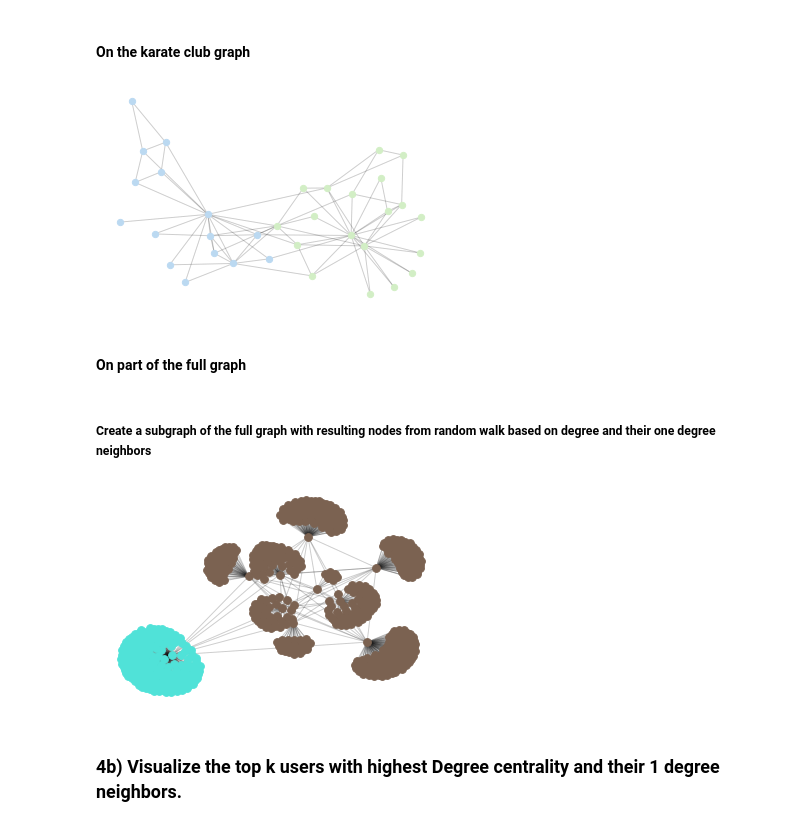
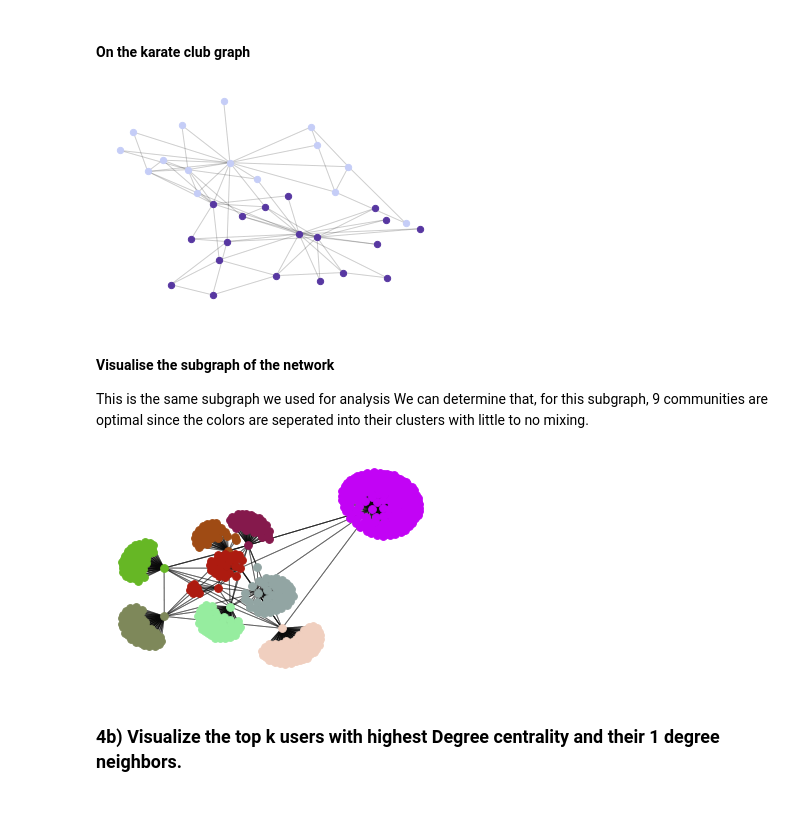
Before and after one commit to SocialMediaAnalytics2020/Project, a Jupyter notebook: Social Media Analytics Project.ipynb, the cells around one changed output. Cells and saved outputs as stored; diff of their text form; code cells hidden in the pictures.

Commit message:
Finished analysis and visualisation using subgraph of network

```diff
--- a/Social Media Analytics Project.ipynb
+++ b/Social Media Analytics Project.ipynb
@@ -835,7 +915,7 @@ We still need to improve the visualization here... The nodes of each community a
 # %% [markdown]
 #### On the karate club graph
 # %%
-resulting_G = girvan_newman(X)
+resulting_G = girvan_newman(X, c=2)
 communities = nx.connected_components(resulting_G)
 pos = nx.fruchterman_reingold_layout(X)  # compute graph layout
 
@@ -847,8 +927,4 @@ for community in communities:
 plt.axis('off')
 plt.show()
 # %% [output]
-[figure, old version]
+[figure, new version]
-# %% [markdown]
-#### On part of the full graph
-# %% [markdown]
-##### Create a subgraph of the full graph with resulting nodes from random walk based on degree and their one degree neighbors
@@ -870,16 +931,21 @@ resulting_G = girvan_newman(subGraphG)
+# %% [markdown]
+#### Visualise the subgraph of the network
+This is the same subgraph we used for analysis
+We can determine that, for this subgraph, 9 communities are optimal since the colors are seperated into their clusters with little to no mixing.
 # %%
+resulting_G = girvan_newman(subGraphG, c = 9)
 communities = nx.connected_components(resulting_G)
 pos = nx.fruchterman_reingold_layout(subGraphG)  # compute graph layout
 
 for community in communities:
     rgb = (random.random(), random.random(), random.random())
     nx.draw_networkx_nodes(subGraphG, pos, node_size=60,nodelist=list(community), node_color=[rgb], cmap=plt.get_cmap('Paired'))
     nx.draw_networkx_edges(subGraphG, pos, alpha=0.1)
 
 plt.axis('off')
 plt.show()
 # %% [output]
-[figure, old version]
+[figure, new version]
 # %% [markdown]
 ### 4b) Visualize the top k users with highest Degree centrality and their 1 degree neighbors.
 # %%
```
Also changed, not shown: parts of 35 cells of this notebook.
